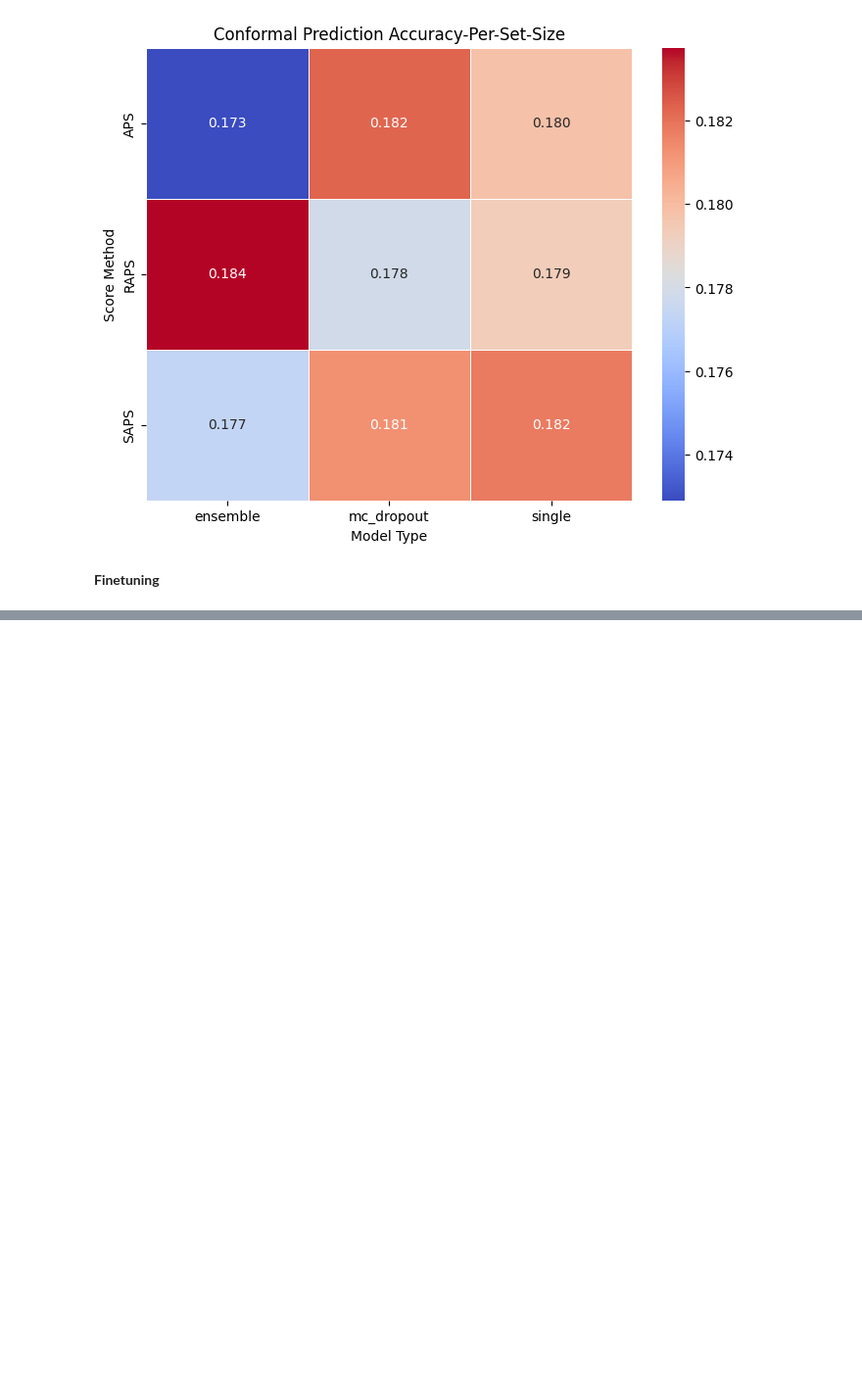
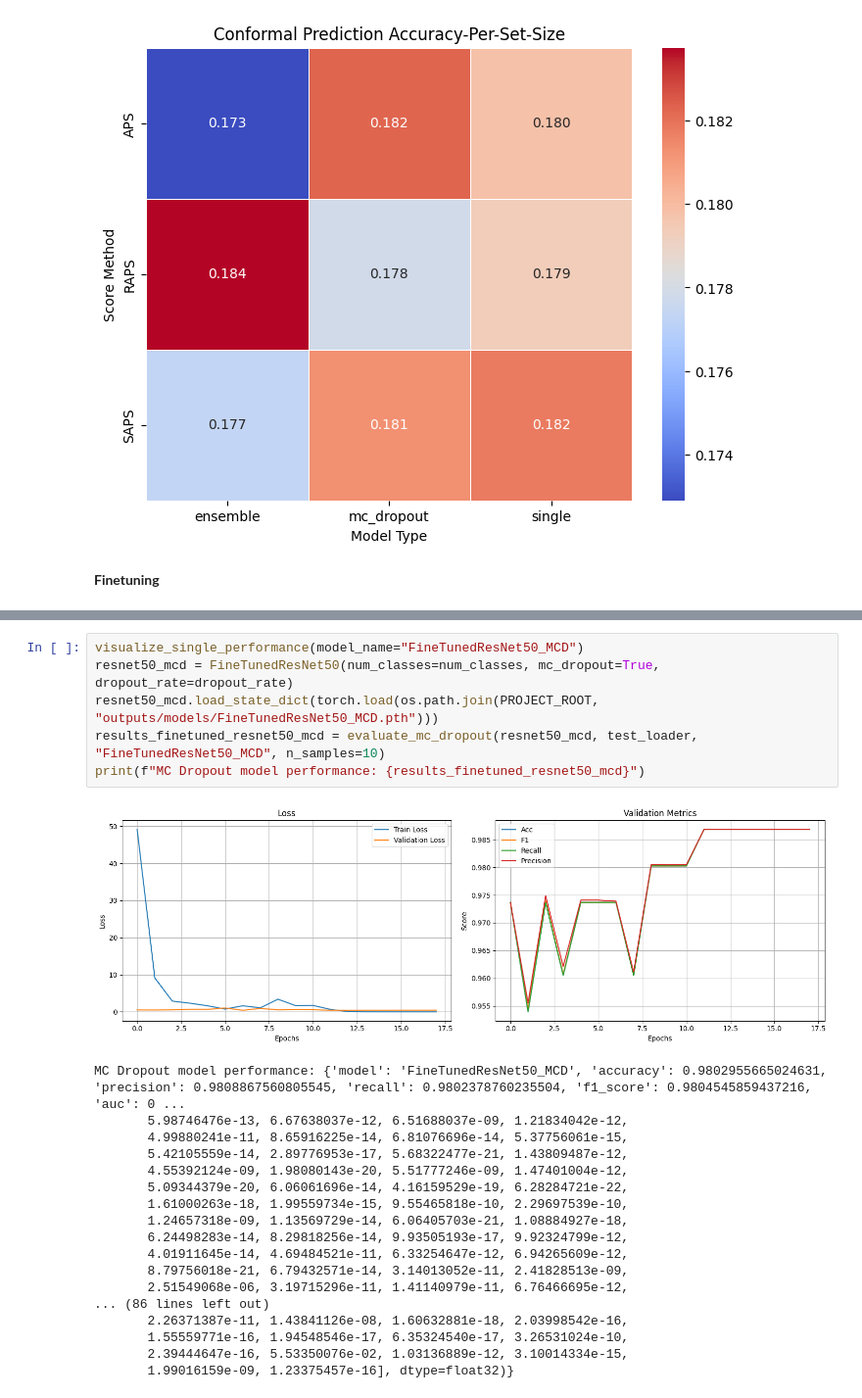
Before and after one commit to Conite002/HybridUncertaintyAwareDL, a Jupyter notebook: src/experimentations/sipakmed.ipynb, the cells around one changed output, grey strips where cells are left out. Shown at 98% size. Drawn from its saved outputs; the diff is of its cells as text; blank space fills up the shorter version.

```diff
--- a/src/experimentations/sipakmed.ipynb
+++ b/src/experimentations/sipakmed.ipynb
@@ -1084,0 +1379,25 @@ model.eval()
+# %%
+visualize_single_performance(model_name="FineTunedResNet50_MCD")
+resnet50_mcd = FineTunedResNet50(num_classes=num_classes, mc_dropout=True, dropout_rate=dropout_rate)
+resnet50_mcd.load_state_dict(torch.load(os.path.join(PROJECT_ROOT, "outputs/models/FineTunedResNet50_MCD.pth")))
+results_finetuned_resnet50_mcd = evaluate_mc_dropout(resnet50_mcd, test_loader, "FineTunedResNet50_MCD", n_samples=10)
+print(f"MC Dropout model performance: {results_finetuned_resnet50_mcd}")
+# %% [output]
+[figure, added]
+MC Dropout model performance: {'model': 'FineTunedResNet50_MCD', 'accuracy': 0.9802955665024631, 'precision': 0.9808867560805545, 'recall': 0.9802378760235504, 'f1_score': 0.9804545859437216, 'auc': 0 ...
+       5.98746476e-13, 6.67638037e-12, 6.51688037e-09, 1.21834042e-12,
+       4.99880241e-11, 8.65916225e-14, 6.81076696e-14, 5.37756061e-15,
+       5.42105559e-14, 2.89776953e-17, 5.68322477e-21, 1.43809487e-12,
+       4.55392124e-09, 1.98080143e-20, 5.51777246e-09, 1.47401004e-12,
+       5.09344379e-20, 6.06061696e-14, 4.16159529e-19, 6.28284721e-22,
+       1.61000263e-18, 1.99559734e-15, 9.55465818e-10, 2.29697539e-10,
+       1.24657318e-09, 1.13569729e-14, 6.06405703e-21, 1.08884927e-18,
+       6.24498283e-14, 8.29818256e-14, 9.93505193e-17, 9.92324799e-12,
+       4.01911645e-14, 4.69484521e-11, 6.33254647e-12, 6.94265609e-12,
+       8.79756018e-21, 6.79432571e-14, 3.14013052e-11, 2.41828513e-09,
+       2.51549068e-06, 3.19715296e-11, 1.41140979e-11, 6.76466695e-12,
+... (86 lines left out)
+       2.26371387e-11, 1.43841126e-08, 1.60632881e-18, 2.03998542e-16,
+       1.55559771e-16, 1.94548546e-17, 6.35324540e-17, 3.26531024e-10,
+       2.39444647e-16, 5.53350076e-02, 1.03136889e-12, 3.10014334e-15,
+       1.99016159e-09, 1.23375457e-16], dtype=float32)}
```
Also changed, not shown: parts of 17 cells of this notebook, 18 other files.
